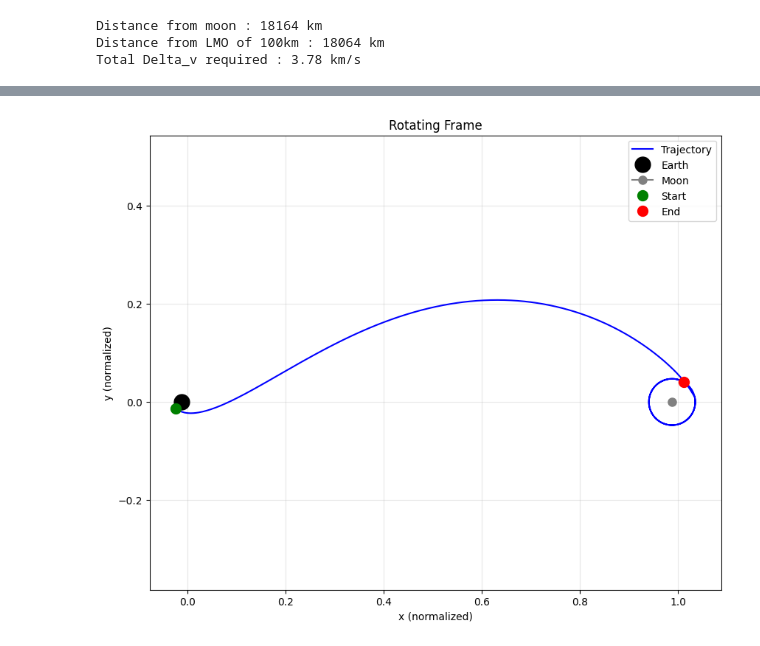
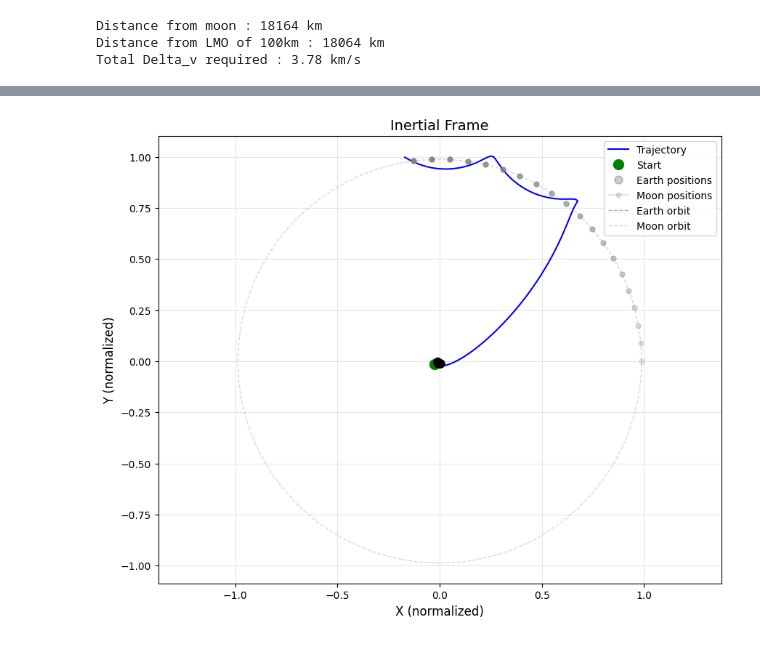
Before and after one commit to samcoulthurst/TrajectoryOptimizer, a Jupyter notebook: notebooks/results_viewer.ipynb, the cells around one changed output, grey strips where cells are left out. Saved outputs shown, nothing was run; the diff lists cells and outputs as text; code cells hidden in the pictures.

```diff
--- a/notebooks/results_viewer.ipynb
+++ b/notebooks/results_viewer.ipynb
@@ -75,7 +75,9 @@ state0 = decision_to_state0(em, x0, leo_alt_m)
 tof = x0[3]
 t_span = (0,tof)
 n_points = 1000
-t_eval = np.linspace(0, tof, n_points)
+#t_eval = np.linspace(0, tof, n_points)
+t_eval = np.arange(0, tof, 1e-3) # Starts at 0, ends at tof, with a step of 1e-3 seconds
 states, ts, sol = em.solve(state0, t_span, t_eval)
+states_rocket_inertial = em.trajectory_rotating_to_inertial(states, t_eval)
 # %%
 constraint_value, objective_value = evaluate(em, x0, leo_alt_m=leo_alt_m, lmo_alt_m=lmo_alt_m)
@@ -96,9 +104,8 @@ moon_f = np.array([1-em.mu,0,0,0,0,0])
 moon_f_inertial = em.rotating_to_inertial(moon_f,tof)
 
 tof_llo = 1
-t_eval_llo = np.linspace(tof, tof+tof_llo, n_points)
+t_eval_llo = np.arange(tof, tof+tof_llo, 1e-3) # Starts at the end of the previous trajectory,
+#ends at tof+tof_llo, with a step of 1e-3 seconds
 
-states_rocket_inertial = em.trajectory_rotating_to_inertial(states, t_eval)
-
-states_llo_inertial = ciruclar_orbit_trajectory_moon(em, states_rocket_inertial[:,-1], moon_f_inertial, tof_llo, num_points=1000)
+states_llo_inertial = ciruclar_orbit_trajectory_moon(em, states_rocket_inertial[:,-1], moon_f_inertial, tof_llo, num_points=len(t_eval_llo))
 states_llo_rotating = em.trajectory_inertial_to_rotating(states_llo_inertial, t_eval_llo)
@@ -105,7 +118,7 @@ states_llo_rotating = em.trajectory_inertial_to_rotating(states_llo_inertial, t_
 # %%
-states_full = np.concatenate((states, states_llo_rotating), axis=1)
+states_full = np.concatenate((states, states_llo_rotating), axis=1) # Concatenate the two trajectories along the time axis (columns)
+t_full = np.arange(0, tof+tof_llo, 1e-3) # Starts at 0, ends at tof+tof_llo, with a step of 1e-3 seconds
 # %%
-t_full = np.linspace(0, tof+tof_llo, 2000)
-plot_trajectory(states_full, em.mu, t_full, frame="Rotating")
+plot_trajectory(states_full, em.mu, t_full, frame="Inertial")
 # %% [output]
-[figure, old version]
+[figure, new version]
```
Also changed, not shown: parts of 9 cells of this notebook, 4 other files.
